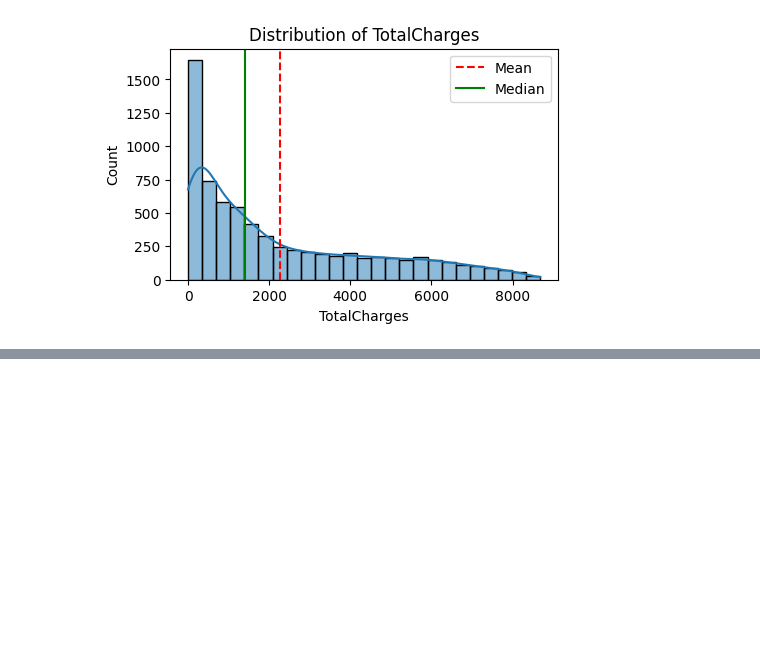
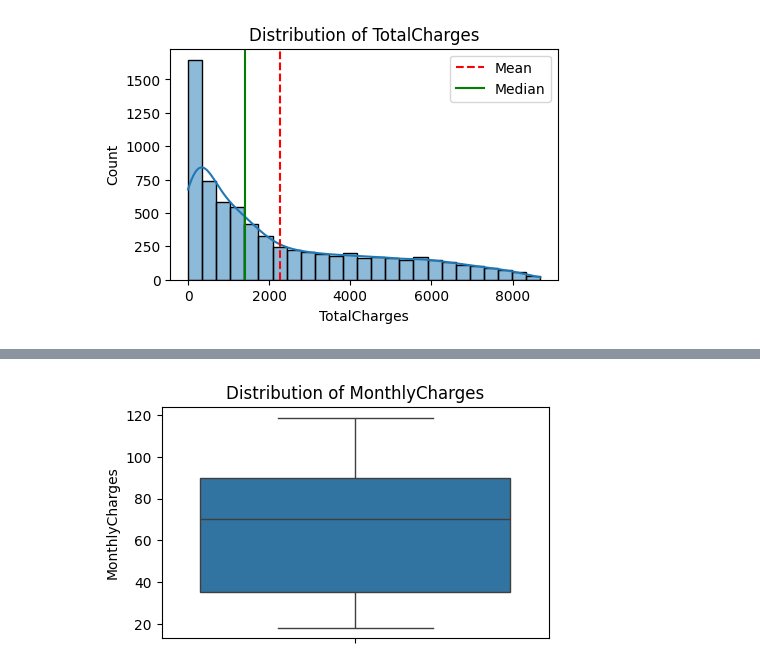
Before and after one commit to rudranarayan-01/Customer-Churn-Prediction, a Jupyter notebook: Untitled.ipynb, the cells around one changed output, grey strips where cells are left out. Saved outputs shown, nothing was run; the diff lists cells and outputs as text; code cells hidden in the pictures; blank space fills up the shorter version.

```diff
--- a/Untitled.ipynb
+++ b/Untitled.ipynb
@@ -301,0 +323,4 @@ plot_histogram(df, "TotalCharges")
+# %%
+box_plot(df, "MonthlyCharges")
+# %% [output]
+[figure, added]
```
Also changed, not shown: parts of 5 cells of this notebook.
